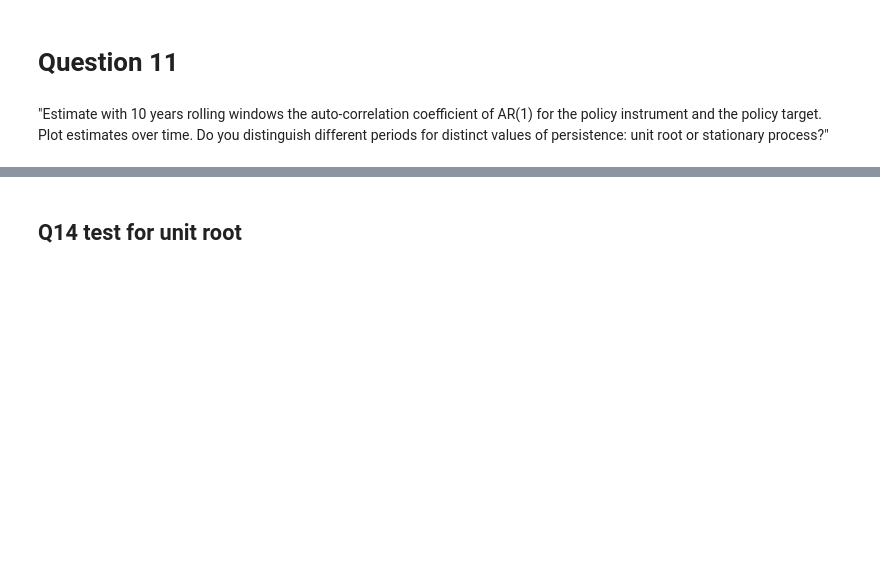
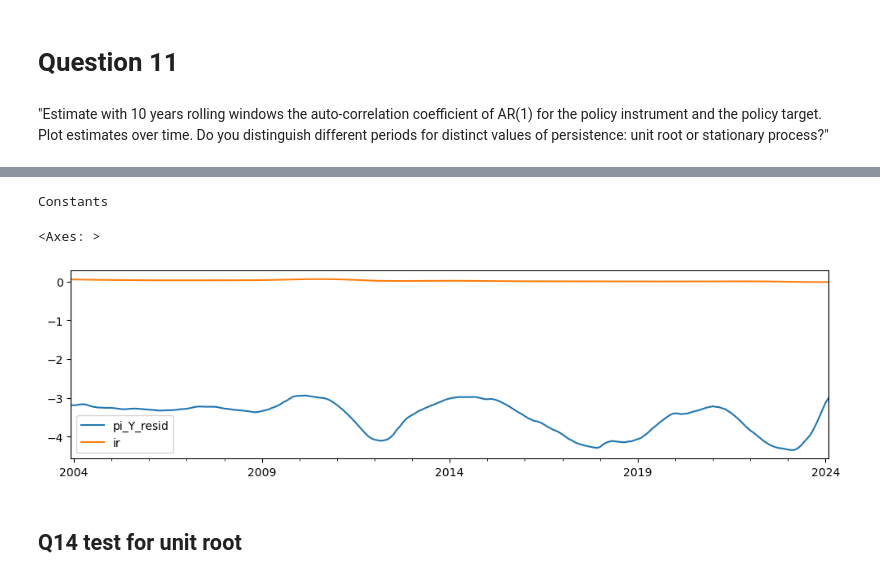
Before and after one commit to joelt101/Taylor-Rule-Project-Macro, a Jupyter notebook: macro2.ipynb, the cells around one changed output, grey strips where cells are left out. Cells and saved outputs as stored; diff of their text form; code cells hidden in the pictures; blank space fills up the shorter version.

```diff
--- a/macro2.ipynb
+++ b/macro2.ipynb
@@ -1114,3 +1154,12 @@ Trend
+# %%
+print('Constants')
+df_consts = pd.DataFrame({key: {k: value[k]['const'] for k in value.keys()} for key, value in dict_coefs.items()}).T
+df_consts.index = new_index_dates
+df_consts.plot()
+# %% [output]
+Constants
+<Axes: >
+[figure, added]
 # %% [markdown]
 ## Q14 test for unit root
 # %%
```
Also changed, not shown: parts of 17 cells of this notebook.
